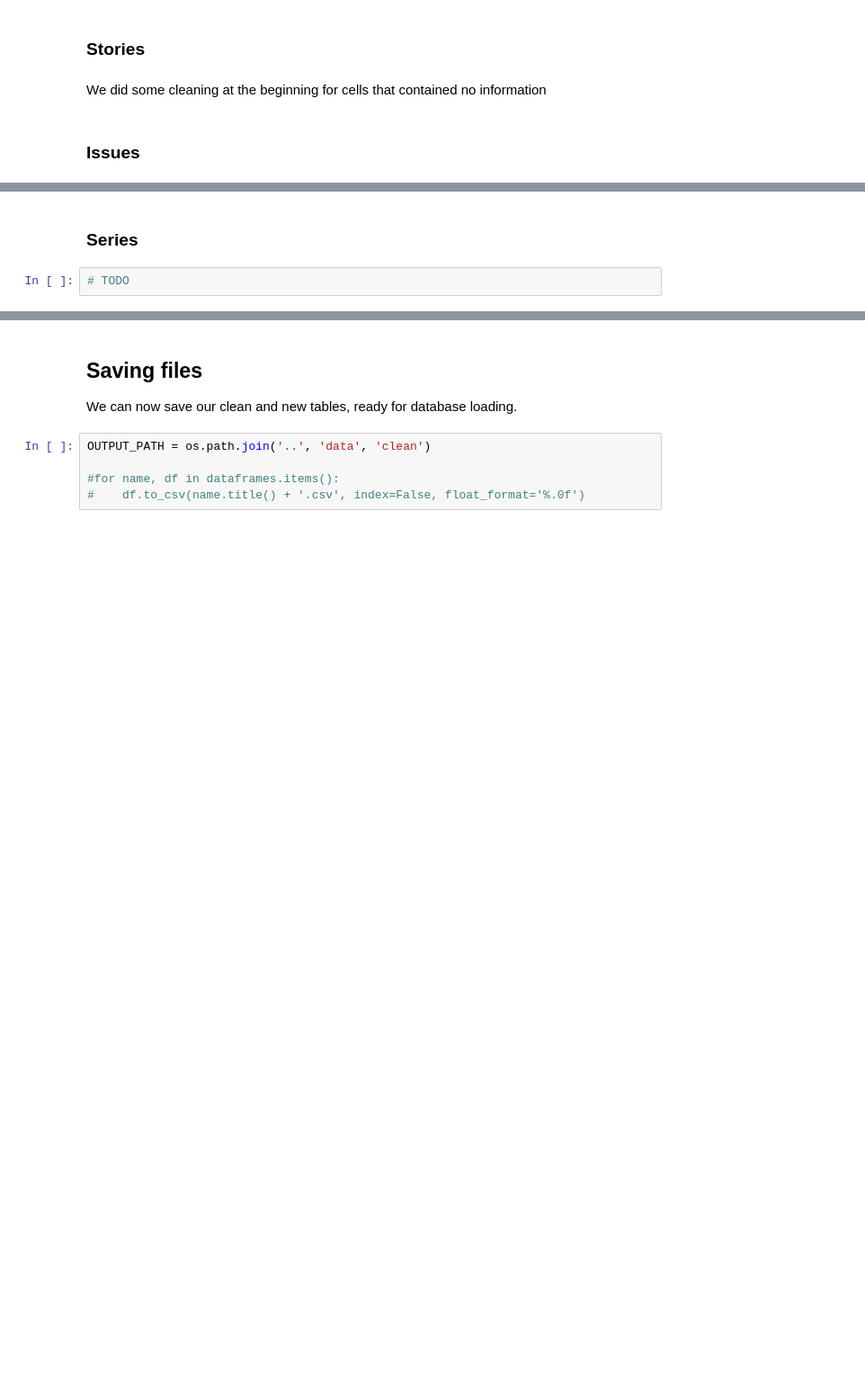
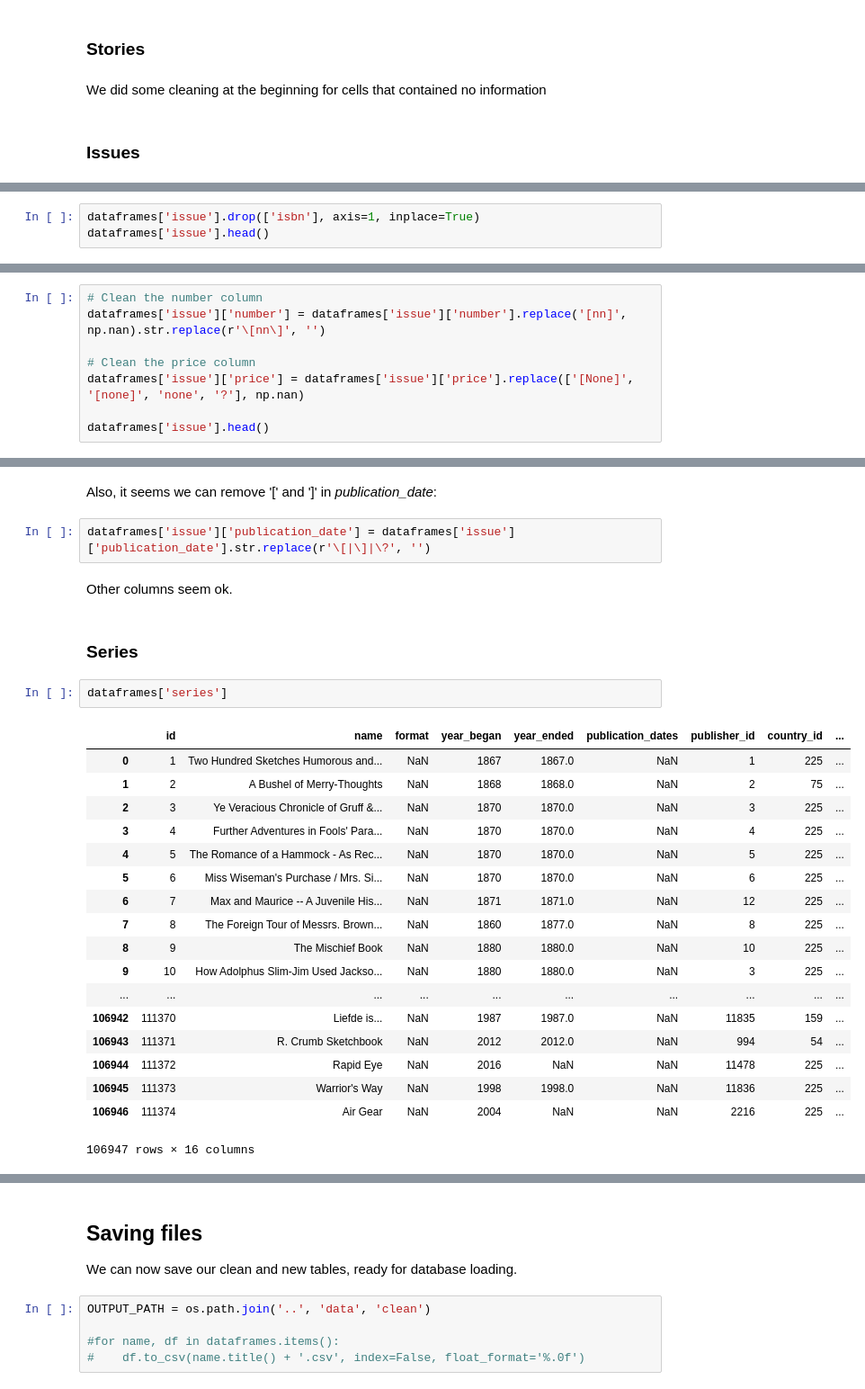
Before and after one commit to paulnicolet/IDBS-comics, a Jupyter notebook: cleaning/cleaning.ipynb, the cells around one changed output, grey strips where cells are left out. Shown at 90% size. Drawn from its saved outputs; the diff is of its cells as text; blank space fills up the shorter version.

Commit message:
added cleaning for series and issues

```diff
--- a/cleaning/cleaning.ipynb
+++ b/cleaning/cleaning.ipynb
@@ -418,0 +519,3 @@ We did some cleaning at the beginning for cells that contained no information
+# %%
+dataframes['issue'].drop(['isbn'], axis=1, inplace=True)
+dataframes['issue'].head()
@@ -418,0 +531,8 @@ We did some cleaning at the beginning for cells that contained no information
+# %%
+# Clean the number column
+dataframes['issue']['number'] = dataframes['issue']['number'].replace('[nn]', np.nan).str.replace(r'\[nn\]', '')
+
+# Clean the price column
+dataframes['issue']['price'] = dataframes['issue']['price'].replace(['[None]', '[none]', 'none', '?'], np.nan)
+
+dataframes['issue'].head()
@@ -419,4 +546,29 @@ We did some cleaning at the beginning for cells that contained no information
+# %% [markdown]
+Also, it seems we can remove '[' and ']' in *publication_date*:
+# %%
+dataframes['issue']['publication_date'] = dataframes['issue']['publication_date'].str.replace(r'\[|\]|\?', '')
+# %% [markdown]
+Other columns seem ok.
 # %% [markdown]
 ### Series
-# %%
-# TODO
+# %%
+dataframes['series']
+# %% [output]
+|  | id | name | format | year_began | year_ended | publication_dates | publisher_id | country_id | ... |
+| 0 | 1 | Two Hundred Sketches Humorous and... | NaN | 1867 | 1867.0 | NaN | 1 | 225 | ... |
+| 1 | 2 | A Bushel of Merry-Thoughts | NaN | 1868 | 1868.0 | NaN | 2 | 75 | ... |
+| 2 | 3 | Ye Veracious Chronicle of Gruff &... | NaN | 1870 | 1870.0 | NaN | 3 | 225 | ... |
+| 3 | 4 | Further Adventures in Fools' Para... | NaN | 1870 | 1870.0 | NaN | 4 | 225 | ... |
+| 4 | 5 | The Romance of a Hammock - As Rec... | NaN | 1870 | 1870.0 | NaN | 5 | 225 | ... |
+| 5 | 6 | Miss Wiseman's Purchase / Mrs. Si... | NaN | 1870 | 1870.0 | NaN | 6 | 225 | ... |
+| 6 | 7 | Max and Maurice -- A Juvenile His... | NaN | 1871 | 1871.0 | NaN | 12 | 225 | ... |
+| 7 | 8 | The Foreign Tour of Messrs. Brown... | NaN | 1860 | 1877.0 | NaN | 8 | 225 | ... |
+| 8 | 9 | The Mischief Book | NaN | 1880 | 1880.0 | NaN | 10 | 225 | ... |
+| 9 | 10 | How Adolphus Slim-Jim Used Jackso... | NaN | 1880 | 1880.0 | NaN | 3 | 225 | ... |
+| ... | ... | ... | ... | ... | ... | ... | ... | ... | ... |
+| 106942 | 111370 | Liefde is... | NaN | 1987 | 1987.0 | NaN | 11835 | 159 | ... |
+| 106943 | 111371 | R. Crumb Sketchbook | NaN | 2012 | 2012.0 | NaN | 994 | 54 | ... |
+| 106944 | 111372 | Rapid Eye | NaN | 2016 | NaN | NaN | 11478 | 225 | ... |
+| 106945 | 111373 | Warrior's Way | NaN | 1998 | 1998.0 | NaN | 11836 | 225 | ... |
+| 106946 | 111374 | Air Gear | NaN | 2004 | NaN | NaN | 2216 | 225 | ... |
+106947 rows × 16 columns
```
Also changed, not shown: parts of 31 cells of this notebook.
